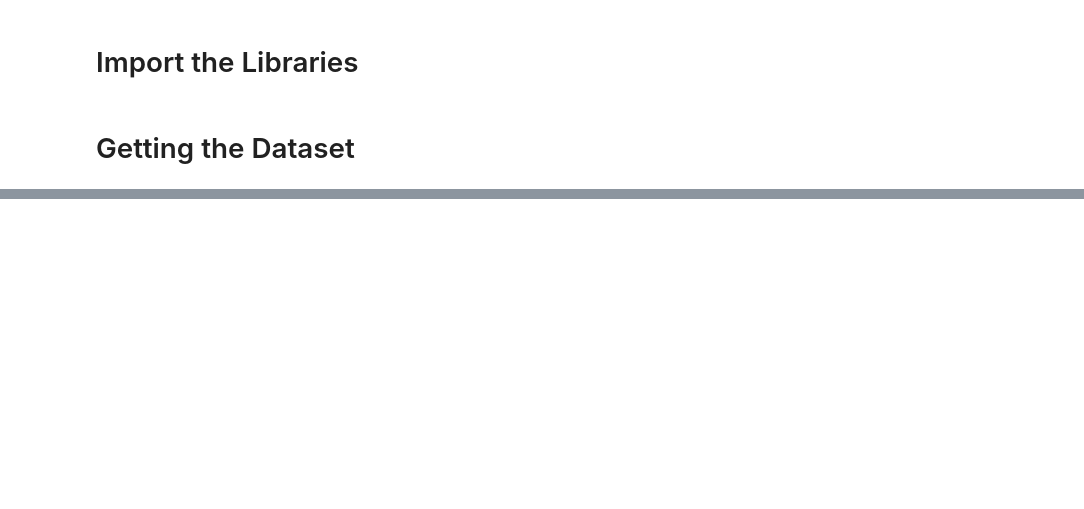
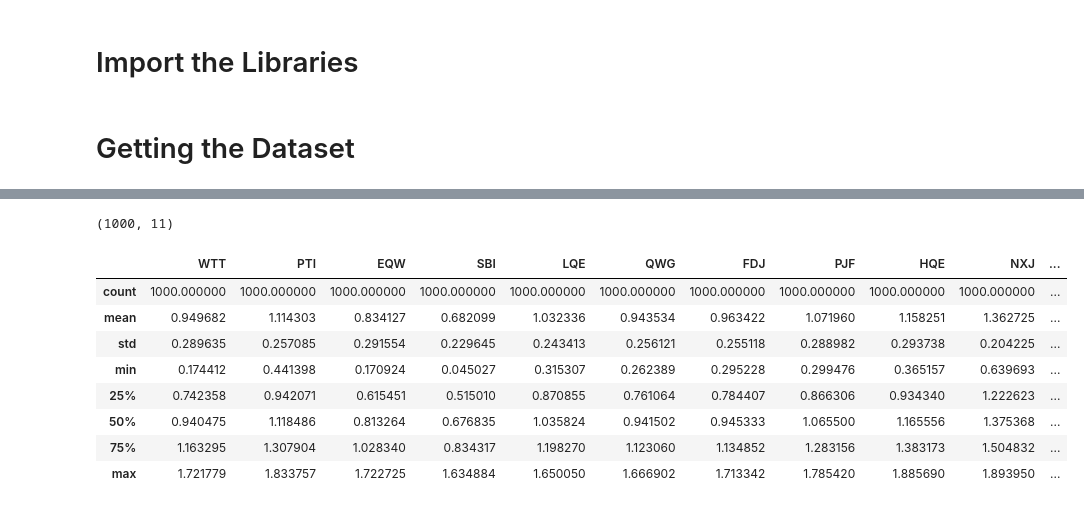
Before and after one commit to Harishshanmugamm/Learning-ML-Model, a Jupyter notebook: Supervised Learning/Classification Models/KNN/K Nearest Neighbor.ipynb, the cells around one changed output, grey strips where cells are left out. Saved outputs shown, nothing was run; the diff lists cells and outputs as text; code cells hidden in the pictures; blank space fills up the shorter version.

```diff
--- a/Supervised Learning/Classification Models/KNN/K Nearest Neighbor.ipynb
+++ b/Supervised Learning/Classification Models/KNN/K Nearest Neighbor.ipynb
@@ -12,0 +51,16 @@ df=pd.read_csv("")
+# %%
+df.shape
+# %% [output]
+(1000, 11)
+# %%
+df.describe()
+# %% [output]
+|  | WTT | PTI | EQW | SBI | LQE | QWG | FDJ | PJF | HQE | NXJ | ... |
+| count | 1000.000000 | 1000.000000 | 1000.000000 | 1000.000000 | 1000.000000 | 1000.000000 | 1000.000000 | 1000.000000 | 1000.000000 | 1000.000000 | ... |
+| mean | 0.949682 | 1.114303 | 0.834127 | 0.682099 | 1.032336 | 0.943534 | 0.963422 | 1.071960 | 1.158251 | 1.362725 | ... |
+| std | 0.289635 | 0.257085 | 0.291554 | 0.229645 | 0.243413 | 0.256121 | 0.255118 | 0.288982 | 0.293738 | 0.204225 | ... |
+| min | 0.174412 | 0.441398 | 0.170924 | 0.045027 | 0.315307 | 0.262389 | 0.295228 | 0.299476 | 0.365157 | 0.639693 | ... |
+| 25% | 0.742358 | 0.942071 | 0.615451 | 0.515010 | 0.870855 | 0.761064 | 0.784407 | 0.866306 | 0.934340 | 1.222623 | ... |
+| 50% | 0.940475 | 1.118486 | 0.813264 | 0.676835 | 1.035824 | 0.941502 | 0.945333 | 1.065500 | 1.165556 | 1.375368 | ... |
+| 75% | 1.163295 | 1.307904 | 1.028340 | 0.834317 | 1.198270 | 1.123060 | 1.134852 | 1.283156 | 1.383173 | 1.504832 | ... |
+| max | 1.721779 | 1.833757 | 1.722725 | 1.634884 | 1.650050 | 1.666902 | 1.713342 | 1.785420 | 1.885690 | 1.893950 | ... |
```
Also changed, not shown: parts of 49 cells of this notebook, 1 other file.
